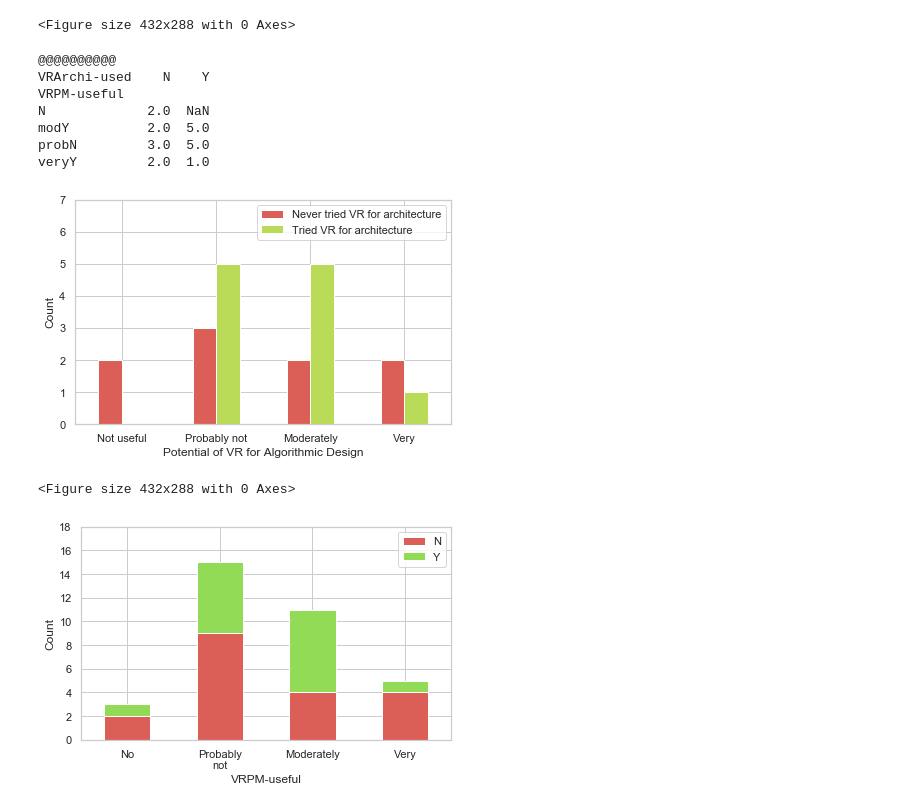
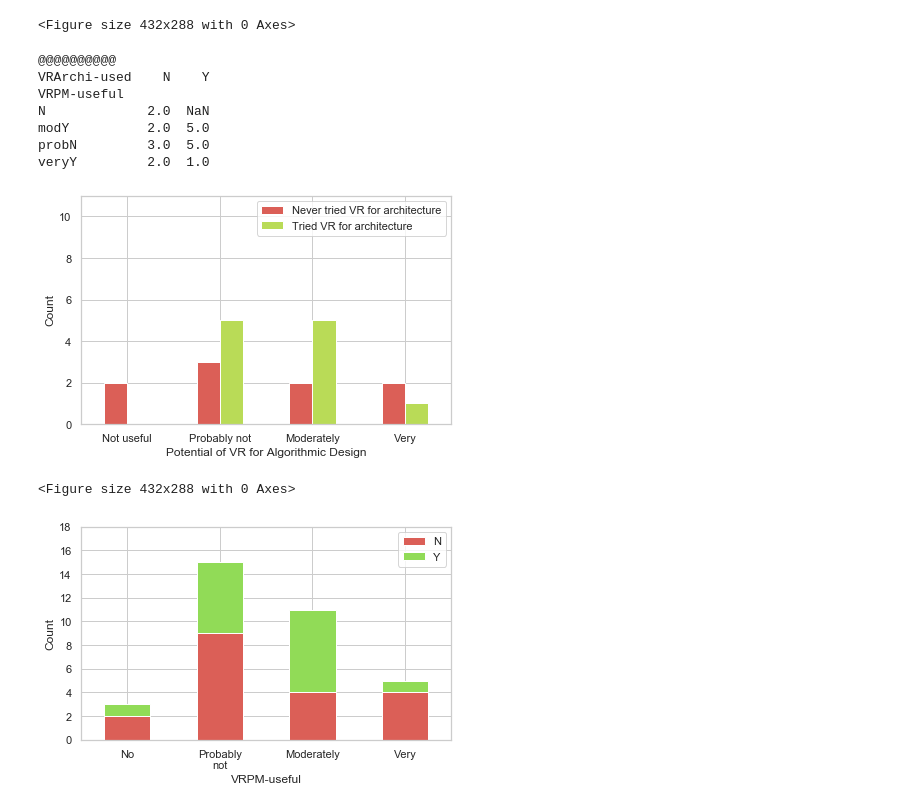
Before and after one commit to qdrien/cibw78-replication, a Jupyter notebook: CIB-W78 processing.ipynb, the cells around one changed output. Saved outputs shown, nothing was run; the diff lists cells and outputs as text; code cells hidden in the pictures.

Commit message:
Make y axis match on 2 related figures

```diff
--- a/CIB-W78 processing.ipynb
+++ b/CIB-W78 processing.ipynb
@@ -1336,35 +1336,35 @@ df_vrarchi_used = df_vrarchi_used.groupby('VRPM-useful')['VRArchi-used'].value_c
 dropna=True)
 
 df_vrarchi_used = df_vrarchi_used.groupby('VRArchi-used').transform(lambda x: x)
 df_vrarchi_used = df_vrarchi_used.unstack()
 print("@@@@@@@@@@")
 print(df_vrarchi_used)
 
 df_vrarchi_used.columns = pd.CategoricalIndex(df_vrarchi_used.columns.values,
                                                ordered=True,
                                                categories=stack_categories)
 
 df_vrarchi_used = df_vrarchi_used.sort_index(axis=1)
 
 ax = df_vrarchi_used.loc[orderedX].plot.bar(stacked=False, rot=0)
-ax.set_ylim(ymax=7)
+ax.set_ylim(ymax=11)
 plt.ylabel("Count")
 plt.xlabel("Potential of VR for Algorithmic Design")
 plt.legend(['Never tried VR for architecture', 'Tried VR for architecture'])
 plt.xticks(np.arange(4), ('Not useful', 'Probably not', 'Moderately', 'Very'))
 plt.tight_layout()
 
 plt.show()
 plt.clf()
 # %% [output]
 @@@@@@@@@@
 VRArchi-used    N    Y
 VRPM-useful
 N             2.0  NaN
 modY          2.0  5.0
 probN         3.0  5.0
 veryY         2.0  1.0
-[figure, old version]
+[figure, new version]
 <Figure size 432x288 with 0 Axes>
 # %%
 #-VRPM-useful-tried-actual-vr- stacked-barplot
```
Also changed, not shown: parts of 1 cell of this notebook.
